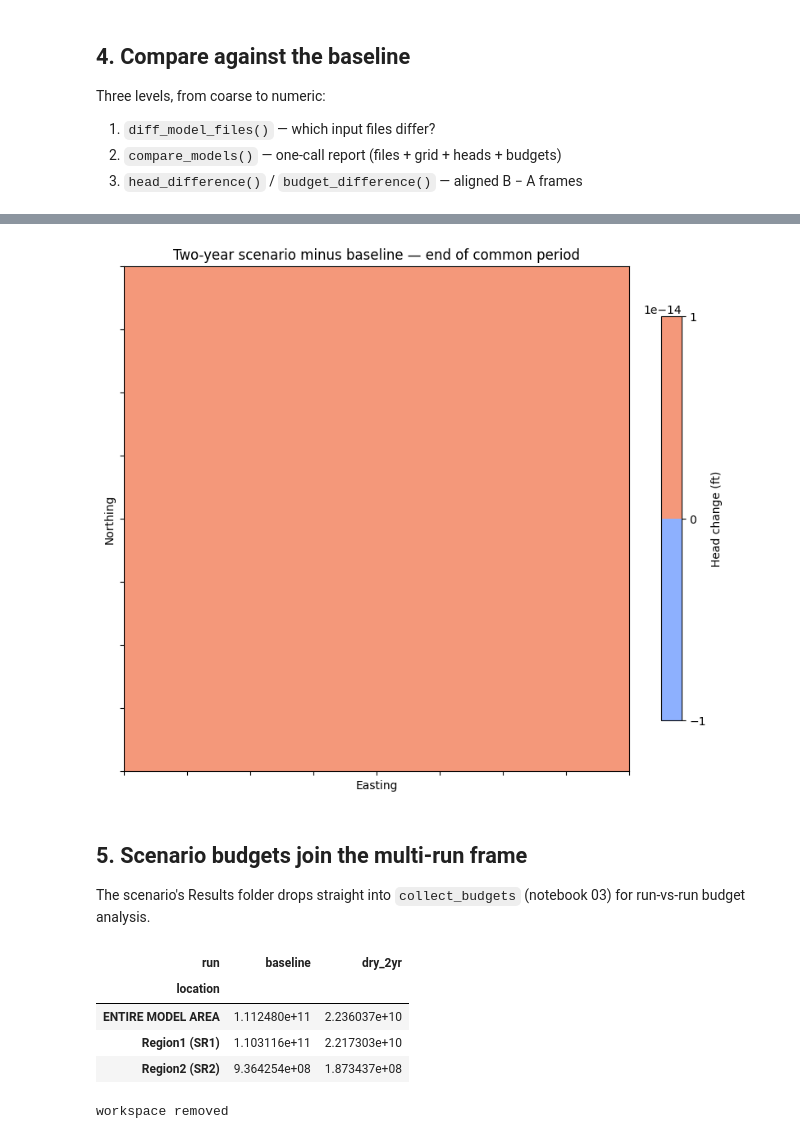
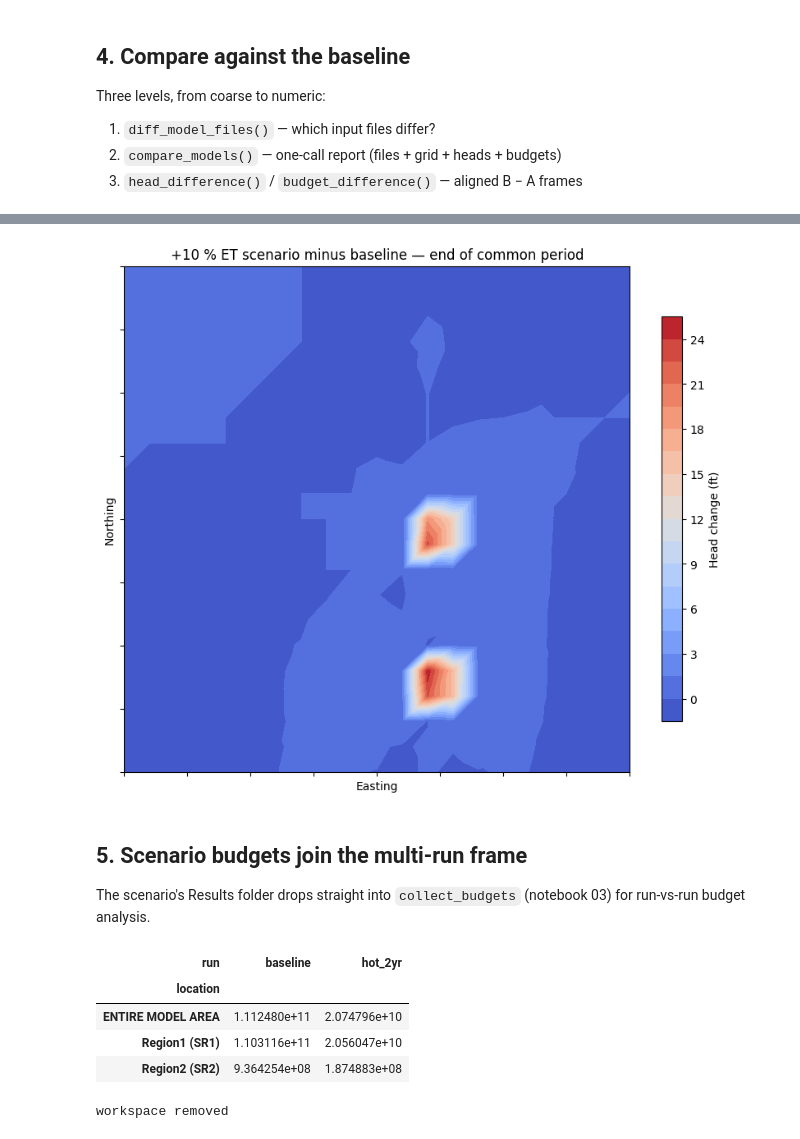
Before and after one commit to SercanC/iwfm-io, a Jupyter notebook: notebooks/06_scenarios_and_running_models.ipynb, the cells around one changed output, grey strips where cells are left out. Cells and saved outputs as stored; diff of their text form; code cells hidden in the pictures.

```diff
--- a/notebooks/06_scenarios_and_running_models.ipynb
+++ b/notebooks/06_scenarios_and_running_models.ipynb
@@ -68,0 +59,28 @@ scenario created: C:\Projects\iwfm-io\notebooks\tmp\iwfm_nb06_b1cn_o9s\dry_two_y
+# %%
+from iwfm_io import create_scenario, set_keyed_value
+
+
+def increase_et_10pct(scenario_root):
+    """Scale every ET column by 1.10 via the reader/writer round-trip.
+
+    The writers replace files atomically, so this change is also safe
+    under create_scenario(link_unchanged=True).
+    """
+    from iwfm_io import read_et, write_et
+
+    et = read_et(scenario_root / "Simulation" / "ET.dat")
+    value_cols = [c for c in et.data.columns if c != "date"]
+    et.data[value_cols] *= 1.10
+    write_et(et, scenario_root / "Simulation" / "ET.dat")
+
+
+scenario = create_scenario(
+    SAMPLE_MODEL,
+    WORK / "hot_two_year",
+    changes=[
+        set_keyed_value("Simulation/Simulation_MAIN.IN",
+                        "EDT", "09/30/1992_24:00"),
+        increase_et_10pct,
+    ],
+)
+print("scenario created:", scenario)
@@ -194,17 +214,17 @@ head difference frame: (732, 441) (max |diff| = 0.000 ft)
 # %%
 # Map the end-of-run head difference (scenario − baseline)
 import matplotlib.pyplot as plt
 
 from iwfm_io.plots import plot_contour_map
 
 baseline = open_model(SAMPLE_MODEL)
 fig, ax, cs, cb = plot_contour_map(
     baseline, dh.iloc[-1].values, cmap="coolwarm",
     label="Head change (ft)",
-    title="Two-year scenario minus baseline — end of common period")
+    title="+10 % ET scenario minus baseline — end of common period")
 plt.show()
 # %% [output]
-[figure, old version]
+[figure, new version]
 # %% [markdown]
 ## 5. Scenario budgets join the multi-run frame
 
@@ -215,7 +235,7 @@ from iwfm_io import collect_budgets
 
 df = collect_budgets(
     runs={"baseline": SAMPLE_MODEL / "Results",
-          "dry_2yr": scenario / "Results"},
+          "hot_2yr": scenario / "Results"},
     budget_files={"GW": "GW.hdf"},
 )
 pumping = (df[df["component"].str.contains("Pumping")]
@@ -223,11 +243,11 @@ pumping = (df[df["component"].str.contains("Pumping")]
            .unstack("run"))
 pumping
 # %% [output]
-| run | baseline | dry_2yr |
+| run | baseline | hot_2yr |
 | location |  |  |
-| ENTIRE MODEL AREA | 1.112480e+11 | 2.236037e+10 |
-| Region1 (SR1) | 1.103116e+11 | 2.217303e+10 |
-| Region2 (SR2) | 9.364254e+08 | 1.873437e+08 |
+| ENTIRE MODEL AREA | 1.112480e+11 | 2.074796e+10 |
+| Region1 (SR1) | 1.103116e+11 | 2.056047e+10 |
+| Region2 (SR2) | 9.364254e+08 | 1.874883e+08 |
 # %%
 import shutil
 
```
Also changed, not shown: parts of 9 cells of this notebook, 26 other files.
